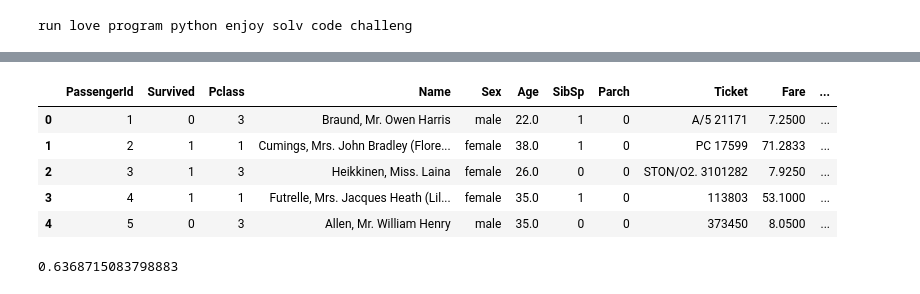
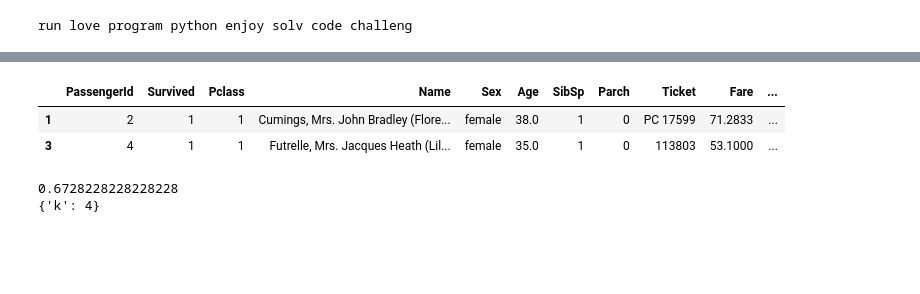
Before and after one commit to FuturisticLover123/labs, a Jupyter notebook: lab7/solution.ipynb, the cells around one changed output, grey strips where cells are left out. Cells and saved outputs as stored; diff of their text form; code cells hidden in the pictures; blank space fills up the shorter version.

```diff
--- a/lab7/solution.ipynb
+++ b/lab7/solution.ipynb
@@ -261,10 +293,7 @@ replace /content/sample_data/lab7/gender_submission.csv? [y]es, [n]o, [A]ll, [N]
 # %%
-df = pd.read_csv('/content/sample_data/lab7/train.csv').fillna(method = 'ffill',axis=0)
-df.head()
+df = pd.read_csv('/content/sample_data/lab7/train.csv').dropna()
+df.head(2)
 # %% [output]
 |  | PassengerId | Survived | Pclass | Name | Sex | Age | SibSp | Parch | Ticket | Fare | ... |
-| 0 | 1 | 0 | 3 | Braund, Mr. Owen Harris | male | 22.0 | 1 | 0 | A/5 21171 | 7.2500 | ... |
 | 1 | 2 | 1 | 1 | Cumings, Mrs. John Bradley (Flore... | female | 38.0 | 1 | 0 | PC 17599 | 71.2833 | ... |
-| 2 | 3 | 1 | 3 | Heikkinen, Miss. Laina | female | 26.0 | 0 | 0 | STON/O2. 3101282 | 7.9250 | ... |
 | 3 | 4 | 1 | 1 | Futrelle, Mrs. Jacques Heath (Lil... | female | 35.0 | 1 | 0 | 113803 | 53.1000 | ... |
-| 4 | 5 | 0 | 3 | Allen, Mr. William Henry | male | 35.0 | 0 | 0 | 373450 | 8.0500 | ... |
@@ -275,7 +306,13 @@ X = fixed_data.drop(columns=["Survived"])
-# %%
-x_train,x_test,y_train,y_test = train_test_split(X, y, test_size=0.2, random_state=42)
-knn = KNeighborsClassifier(n_neighbors=3)
-knn.fit(x_train,y_train)
-knn.score(x_test,y_test)
-# %% [output]
-0.6368715083798883
+# %%
+#так себе
+from sklearn.model_selection import GridSearchCV
+params = {"k": [3,4, 5, 7]}
+model = KNeibours()
+
+grid_search = GridSearchCV(estimator=model, param_grid=params, cv=5,  n_jobs=-1)
+grid_search.fit(x,y)
+print(grid_search.best_score_)
+print(grid_search.best_params_)
+# %% [output]
+0.6728228228228228
+{'k': 4}
```
Also changed, not shown: parts of 21 cells of this notebook.
